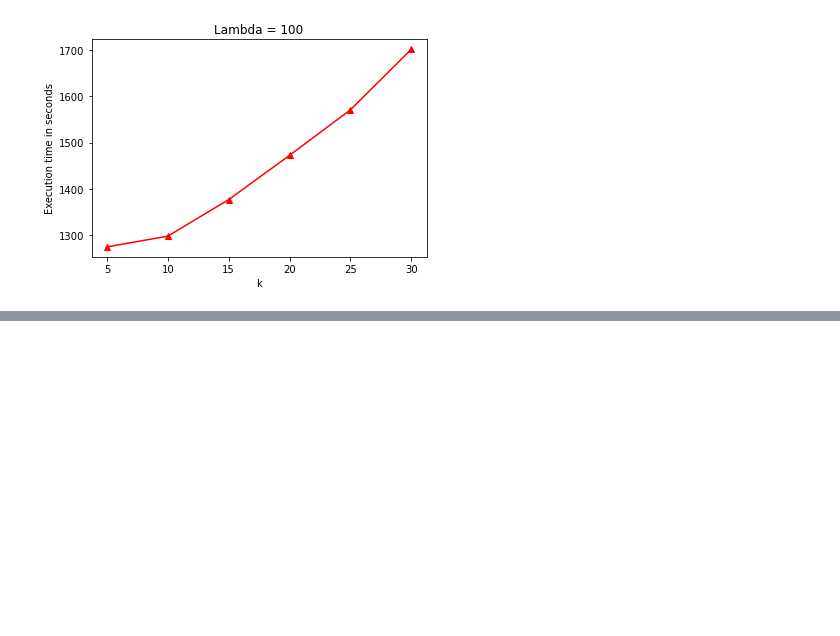
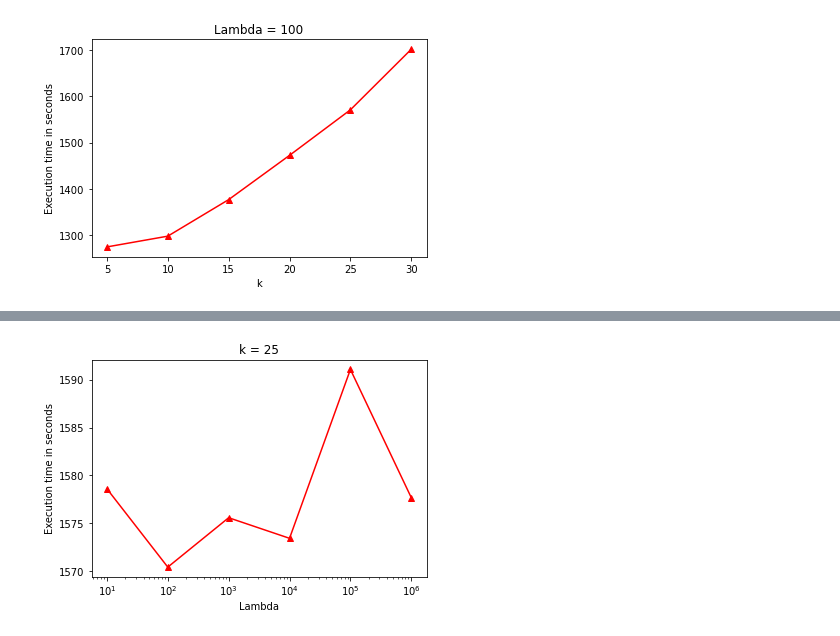
Before and after one commit to ddlee19/cmsc35300_project, a Jupyter notebook: notebook.ipynb, the cells around one changed output, grey strips where cells are left out. Cells and saved outputs as stored; diff of their text form; code cells hidden in the pictures; blank space fills up the shorter version.

```diff
--- a/notebook.ipynb
+++ b/notebook.ipynb
@@ -254,3 +268,13 @@ plt.show()
+# %%
+plt.plot(lambd_list, execT_list_lambd, '-r^')
+plt.xscale('log')
+plt.xlabel('Lambda')
+plt.ylabel('Execution time in seconds')
+plt.title('k = 25')
+plt.savefig('lambd_ExecT.pdf', bbox_inches='tight')
+plt.show()
+# %% [output]
+[figure, added]
 # %%
 # np.savetxt('X.csv', X, delimiter=',')
 # np.savetxt('Y.csv', Y, delimiter=',')
```
Also changed, not shown: parts of 2 cells of this notebook, 2 other files.
